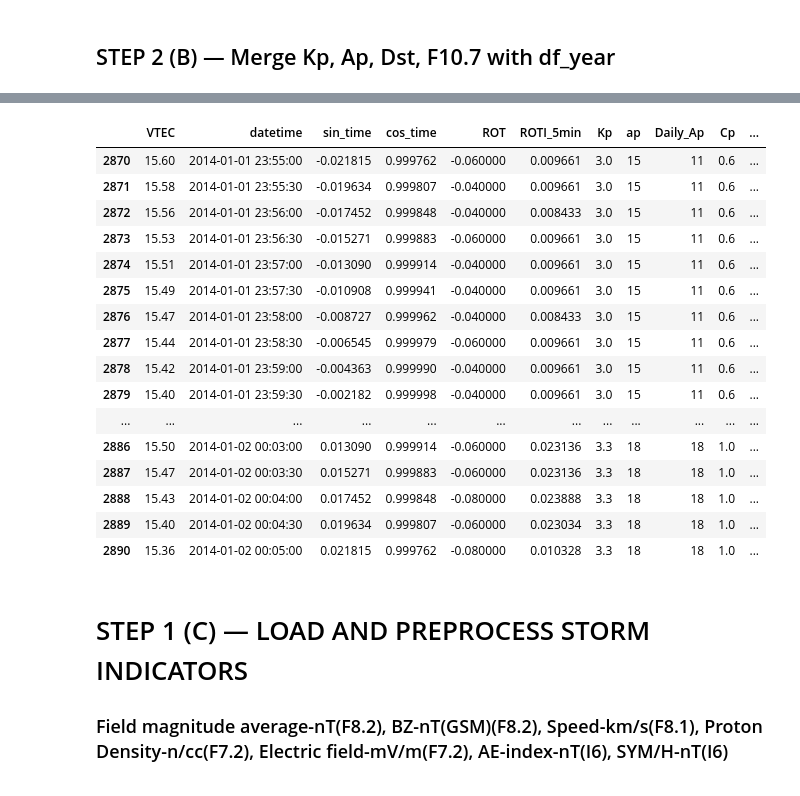
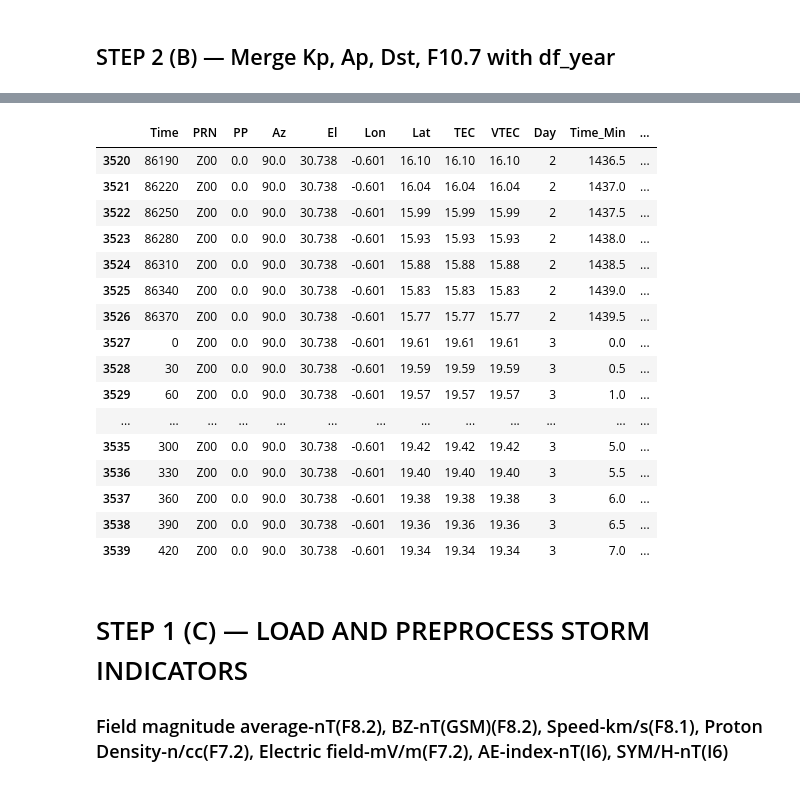
Before and after one commit to YoushaAbdullah/Ionosphere_GNSS, a Jupyter notebook: RF_roti_gnss.ipynb, the cells around one changed output, grey strips where cells are left out. Cells and saved outputs as stored; diff of their text form; code cells hidden in the pictures.

```diff
--- a/RF_roti_gnss.ipynb
+++ b/RF_roti_gnss.ipynb
@@ -580,7 +197,7 @@ import pandas as pd
 import numpy as np
 
 # Path to NOAA/GFZ fixed-width Kp/AP dataset
-kp_file = '/Users/youshaabdullah/VSCode_Projects/Ionosphere_GNSS/Data_Preprocessed/kp_ap_2014.txt'
+kp_file = '/Users/youshaabdullah/VSCode_Projects/Ionosphere_GNSS/Data_Preprocessed/noaa_data/kp_ap_13_18.txt'
 
 
 # ============================================================
@@ -723,7 +340,7 @@ kp_df = kp_df.sort_values('start_time').reset_index(drop=True)
 # STEP 6 — VERIFY STRUCTURE
 # ============================================================
 
-print(kp_df.head())
+print(kp_df)
 # Show first rows
 
 print("\nKp time range:")
@@ -868,24 +486,25 @@ Column list:
 # %%
-df_year.iloc[2870:2891]
+# df_year.iloc[2870:2891]
+df_year.iloc[3520:3540]
 # Print specified columns
 # %% [output]
-|  | VTEC | datetime | sin_time | cos_time | ROT | ROTI_5min | Kp | ap | Daily_Ap | Cp | ... |
-| 2870 | 15.60 | 2014-01-01 23:55:00 | -0.021815 | 0.999762 | -0.060000 | 0.009661 | 3.0 | 15 | 11 | 0.6 | ... |
-| 2871 | 15.58 | 2014-01-01 23:55:30 | -0.019634 | 0.999807 | -0.040000 | 0.009661 | 3.0 | 15 | 11 | 0.6 | ... |
-| 2872 | 15.56 | 2014-01-01 23:56:00 | -0.017452 | 0.999848 | -0.040000 | 0.008433 | 3.0 | 15 | 11 | 0.6 | ... |
-| 2873 | 15.53 | 2014-01-01 23:56:30 | -0.015271 | 0.999883 | -0.060000 | 0.009661 | 3.0 | 15 | 11 | 0.6 | ... |
-| 2874 | 15.51 | 2014-01-01 23:57:00 | -0.013090 | 0.999914 | -0.040000 | 0.009661 | 3.0 | 15 | 11 | 0.6 | ... |
-| 2875 | 15.49 | 2014-01-01 23:57:30 | -0.010908 | 0.999941 | -0.040000 | 0.009661 | 3.0 | 15 | 11 | 0.6 | ... |
-| 2876 | 15.47 | 2014-01-01 23:58:00 | -0.008727 | 0.999962 | -0.040000 | 0.008433 | 3.0 | 15 | 11 | 0.6 | ... |
-| 2877 | 15.44 | 2014-01-01 23:58:30 | -0.006545 | 0.999979 | -0.060000 | 0.009661 | 3.0 | 15 | 11 | 0.6 | ... |
-| 2878 | 15.42 | 2014-01-01 23:59:00 | -0.004363 | 0.999990 | -0.040000 | 0.009661 | 3.0 | 15 | 11 | 0.6 | ... |
-| 2879 | 15.40 | 2014-01-01 23:59:30 | -0.002182 | 0.999998 | -0.040000 | 0.009661 | 3.0 | 15 | 11 | 0.6 | ... |
-| ... | ... | ... | ... | ... | ... | ... | ... | ... | ... | ... | ... |
-| 2886 | 15.50 | 2014-01-02 00:03:00 | 0.013090 | 0.999914 | -0.060000 | 0.023136 | 3.3 | 18 | 18 | 1.0 | ... |
-| 2887 | 15.47 | 2014-01-02 00:03:30 | 0.015271 | 0.999883 | -0.060000 | 0.023136 | 3.3 | 18 | 18 | 1.0 | ... |
-| 2888 | 15.43 | 2014-01-02 00:04:00 | 0.017452 | 0.999848 | -0.080000 | 0.023888 | 3.3 | 18 | 18 | 1.0 | ... |
-| 2889 | 15.40 | 2014-01-02 00:04:30 | 0.019634 | 0.999807 | -0.060000 | 0.023034 | 3.3 | 18 | 18 | 1.0 | ... |
-| 2890 | 15.36 | 2014-01-02 00:05:00 | 0.021815 | 0.999762 | -0.080000 | 0.010328 | 3.3 | 18 | 18 | 1.0 | ... |
+|  | Time | PRN | PP | Az | El | Lon | Lat | TEC | VTEC | Day | Time_Min | ... |
+| 3520 | 86190 | Z00 | 0.0 | 90.0 | 30.738 | -0.601 | 16.10 | 16.10 | 16.10 | 2 | 1436.5 | ... |
+| 3521 | 86220 | Z00 | 0.0 | 90.0 | 30.738 | -0.601 | 16.04 | 16.04 | 16.04 | 2 | 1437.0 | ... |
+| 3522 | 86250 | Z00 | 0.0 | 90.0 | 30.738 | -0.601 | 15.99 | 15.99 | 15.99 | 2 | 1437.5 | ... |
+| 3523 | 86280 | Z00 | 0.0 | 90.0 | 30.738 | -0.601 | 15.93 | 15.93 | 15.93 | 2 | 1438.0 | ... |
+| 3524 | 86310 | Z00 | 0.0 | 90.0 | 30.738 | -0.601 | 15.88 | 15.88 | 15.88 | 2 | 1438.5 | ... |
+| 3525 | 86340 | Z00 | 0.0 | 90.0 | 30.738 | -0.601 | 15.83 | 15.83 | 15.83 | 2 | 1439.0 | ... |
+| 3526 | 86370 | Z00 | 0.0 | 90.0 | 30.738 | -0.601 | 15.77 | 15.77 | 15.77 | 2 | 1439.5 | ... |
+| 3527 | 0 | Z00 | 0.0 | 90.0 | 30.738 | -0.601 | 19.61 | 19.61 | 19.61 | 3 | 0.0 | ... |
+| 3528 | 30 | Z00 | 0.0 | 90.0 | 30.738 | -0.601 | 19.59 | 19.59 | 19.59 | 3 | 0.5 | ... |
+| 3529 | 60 | Z00 | 0.0 | 90.0 | 30.738 | -0.601 | 19.57 | 19.57 | 19.57 | 3 | 1.0 | ... |
+| ... | ... | ... | ... | ... | ... | ... | ... | ... | ... | ... | ... | ... |
+| 3535 | 300 | Z00 | 0.0 | 90.0 | 30.738 | -0.601 | 19.42 | 19.42 | 19.42 | 3 | 5.0 | ... |
+| 3536 | 330 | Z00 | 0.0 | 90.0 | 30.738 | -0.601 | 19.40 | 19.40 | 19.40 | 3 | 5.5 | ... |
+| 3537 | 360 | Z00 | 0.0 | 90.0 | 30.738 | -0.601 | 19.38 | 19.38 | 19.38 | 3 | 6.0 | ... |
+| 3538 | 390 | Z00 | 0.0 | 90.0 | 30.738 | -0.601 | 19.36 | 19.36 | 19.36 | 3 | 6.5 | ... |
+| 3539 | 420 | Z00 | 0.0 | 90.0 | 30.738 | -0.601 | 19.34 | 19.34 | 19.34 | 3 | 7.0 | ... |
 # %% [markdown]
 # STEP 1 (C) — LOAD AND PREPROCESS STORM INDICATORS
 ### Field magnitude average-nT(F8.2), BZ-nT(GSM)(F8.2), Speed-km/s(F8.1), Proton Density-n/cc(F7.2), Electric field-mV/m(F7.2), AE-index-nT(I6), SYM/H-nT(I6)
```
Also changed, not shown: parts of 201 cells of this notebook.
